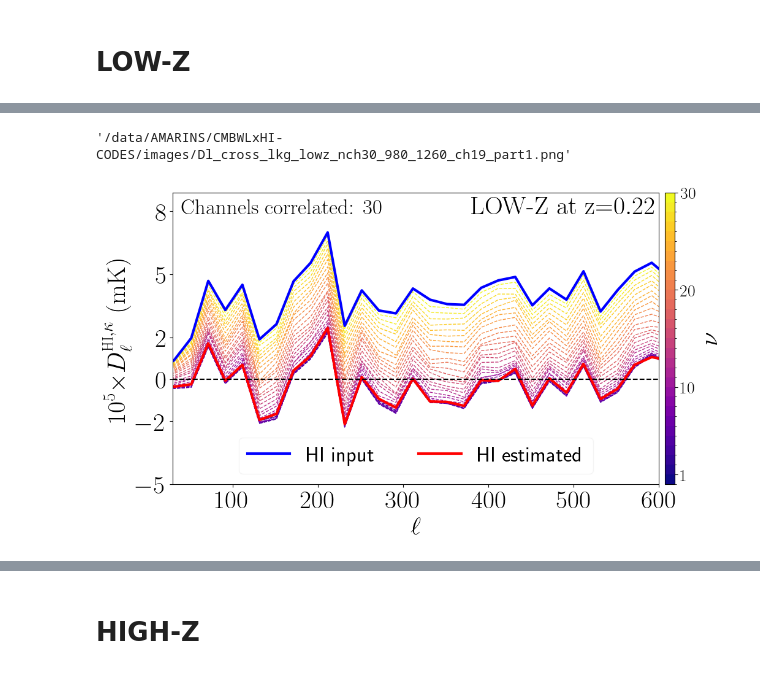
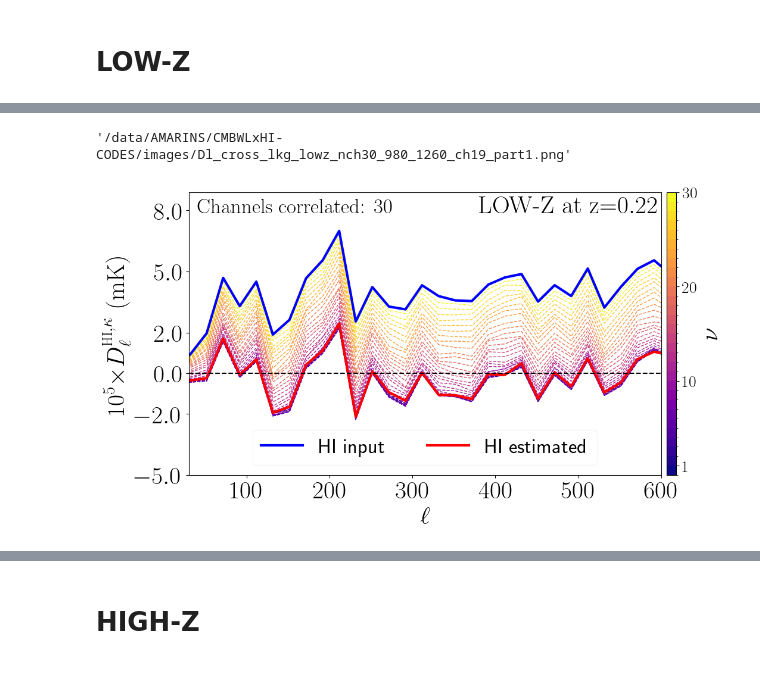
Before and after one commit to armarins/CMBWLxHI, a Jupyter notebook: notebooks/Part4_APS_constrained_analysis.ipynb, the cells around one changed output, grey strips where cells are left out. Drawn from its saved outputs; the diff is of its cells as text; code cells hidden in the pictures.

```diff
--- a/notebooks/Part4_APS_constrained_analysis.ipynb
+++ b/notebooks/Part4_APS_constrained_analysis.ipynb
@@ -114,39 +114,41 @@ fact_exp = 5
 fact     = 10**fact_exp
 CLs_dict = dcopy(CLs_dict_cmb)
 ncorr    = 30
+cticks = [-5.0,-2.0,0.0,2.0,5.0,8.0]
 ############################################################
 c    = np.arange(0, nch + 1)
 cmap = plt.get_cmap("plasma", nch)
 norm = mpl.colors.BoundaryNorm(np.arange(len(c)),len(c))
 sm   = plt.cm.ScalarMappable(norm=norm, cmap=cmap)
 sm.set_array([])
 ############################################################
 for j,jbin in enumerate(range(nch)):
     lkg = np.dot(CLs_dict[ins]['W_fg_rec'][ich,j:], CLs_dict[ins]['cl_cx_f1_f2_sim_sim'][j:,:])
     ax.plot( leff, fact*feff*b.bin_cell(CLs_dict[ins]['cl_cx_f1_f2_sim_sim'][ich,:]-lkg), lw=1.,  c=cmap(jbin),label=None, ls='dashed')
 ax.plot(leff, fact*feff*b.bin_cell(CLs_dict[ins]['cl_cx_f1_f2_sim_sim'][ich]) , c='blue', lw=3, label='HI input')
 ax.plot(leff, fact*feff*b.bin_cell(CLs_dict[ins]['cl_cx_f1_f2_rec_sim'][ich]) , c='red' , lw=3, ls='solid', label='HI estimated')
 ax.axhline(y=0, ls='dashed', color='black')
 ax.set_ylabel(r'$10^{'+str(fact_exp)+'}$' + r'$\times D_{\ell}^{\LARGE{\textrm{HI}},\tiny{\kappa}}\ (\textrm{mK})$', fontsize=30)#($\kappa, \textrm{HI}$)')
 ax.set_xlabel(r'$\ell$', fontsize=30)
 ax.set_yscale('linear'); ax.set_xscale('linear')
 ax.set_ylim(-5, 8.9); ax.set_xlim(30,600)
-ax.set_yticks([-5,-2,0,2,5,8])
+ax.set_yticks(cticks)
+ax.set_yticklabels([r'${}$'.format(s) for s in cticks ])
 ###
 ax.text(x=550-170, y=7.9, s=r'$\textrm{LOW-Z at z=}$'+r'${}$'.format(zeff), fontdict=font_dict)
 ax.text(x=210-170, y=7.9, s=r'$\textrm{Channels correlated: } '+' {}$'.format(ncorr), fontdict=font_dict, size=25)
 ax.legend( fontsize=25, loc='lower center', ncols=2,framealpha=0.2)
 ax.tick_params(axis='both', labelsize=30)
 ###########################################################
 cticks = np.linspace(0, nch-1, 4, dtype=np.int8)+1
 cbar   = fig.colorbar(sm,ax=ax, ticks=cticks,  pad=0.01, aspect=30)
 cbar.set_label(label=r'$\nu$',size=30)
 pathname = '/data/AMARINS/CMBWLxHI-CODES/images/Dl_cross_lkg_{}_ch{}_part1.png'.format(prefix, ich, numin, numax)
 if savefigs: plt.savefig(pathname, dpi=100, bbox_inches='tight')
 pathname
 # %% [output]
 '/data/AMARINS/CMBWLxHI-CODES/images/Dl_cross_lkg_lowz_nch30_980_1260_ch19_part1.png'
-[figure, old version]
+[figure, new version]
 # %%
 fig   = plt.figure()
 grid  = plt.GridSpec(1,1,top=1.1,right=1.6)
```
Also changed, not shown: parts of 7 cells of this notebook, 5 other files.
